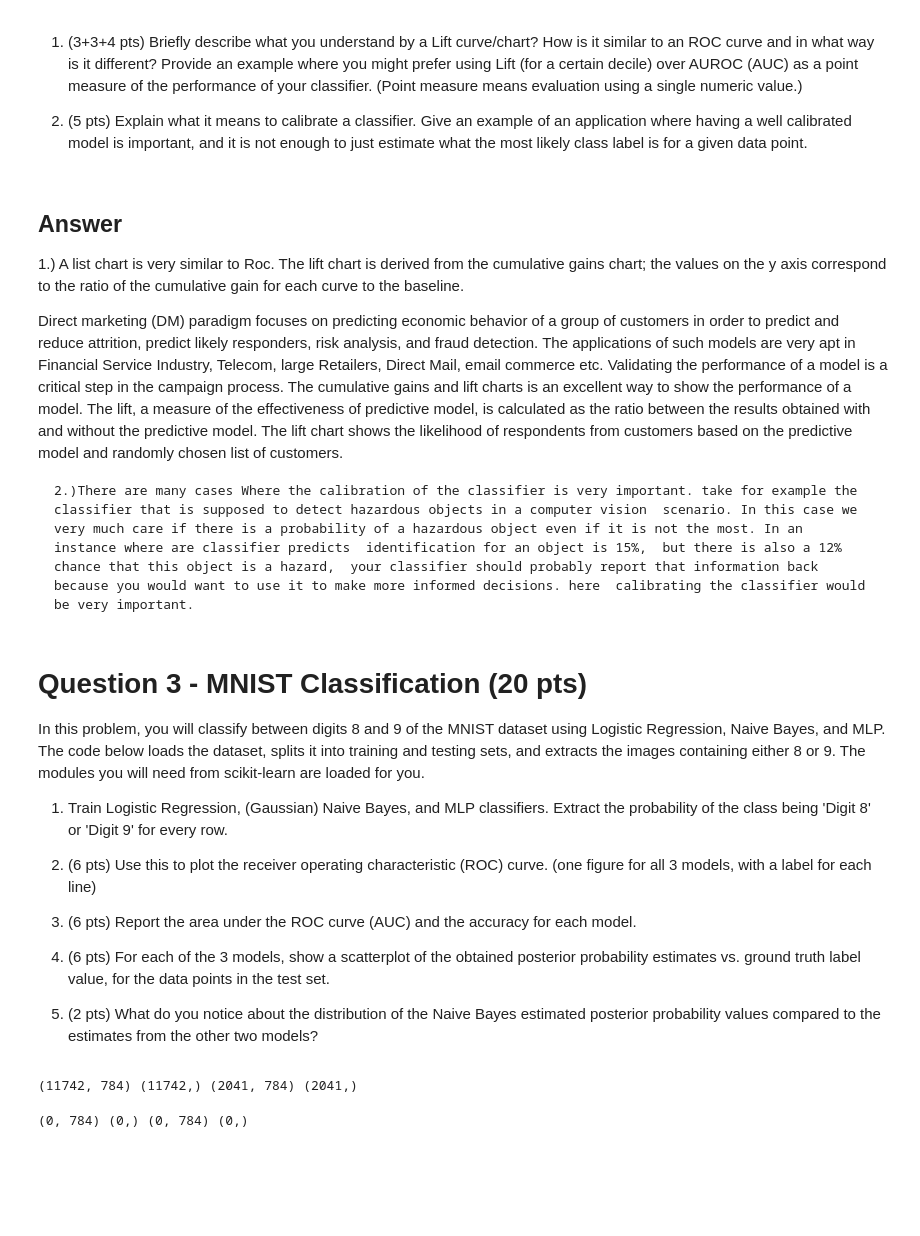
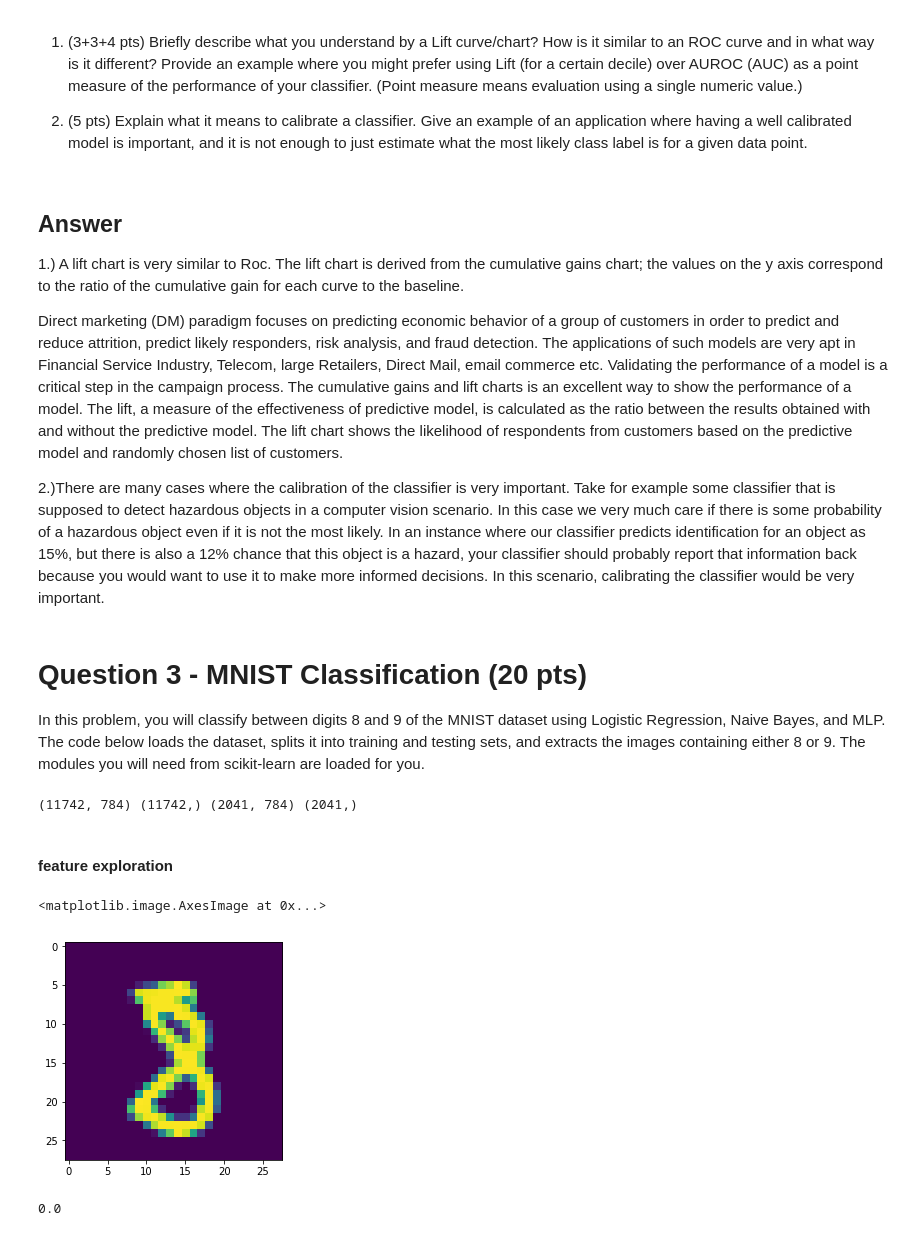
Before and after one commit to jsigee87/data_science_principles, a Jupyter notebook: hw4/HW4.ipynb, the cells around one changed output. Cells and saved outputs as stored; diff of their text form; code cells hidden in the pictures; blank space fills up the shorter version.

```diff
--- a/hw4/HW4.ipynb
+++ b/hw4/HW4.ipynb
@@ -96,7 +105,7 @@ Given the above graph, it is *cheaper* to call it class 1 when $ p(C_{i}|x) > 0.
 # %% [markdown]
 ## Answer
 
-1.) A list chart is very similar to Roc. The lift chart is derived from the cumulative gains chart; the values on the y axis correspond to the ratio of the cumulative gain for each curve to the baseline.
+1.) A lift chart is very similar to Roc. The lift chart is derived from the cumulative gains chart; the values on the y axis correspond to the ratio of the cumulative gain for each curve to the baseline.
 
 Direct marketing (DM) paradigm focuses on predicting economic behavior of a group of customers in order to
 predict and reduce attrition, predict likely responders, risk analysis, and fraud detection. The applications of such
@@ -108,21 +117,11 @@ predictive model. The lift chart shows the likelihood of respondents from custom
 and randomly chosen list of customers.
 
 
-    2.)There are many cases Where the calibration of the classifier is very important. take for example the classifier that is supposed to detect hazardous objects in a computer vision  scenario. In this case we very much care if there is a probability of a hazardous object even if it is not the most. In an instance where are classifier predicts  identification for an object is 15%,  but there is also a 12% chance that this object is a hazard,  your classifier should probably report that information back because you would want to use it to make more informed decisions. here  calibrating the classifier would be very important.
+2.)There are many cases where the calibration of the classifier is very important. Take for example some classifier that is supposed to detect hazardous objects in a computer vision scenario. In this case we very much care if there is some probability of a hazardous object even if it is not the most likely. In an instance where our classifier predicts  identification for an object as 15%,  but there is also a 12% chance that this object is a hazard,  your classifier should probably report that information back because you would want to use it to make more informed decisions. In this scenario, calibrating the classifier would be very important.
 # %% [markdown]
 # Question 3 - MNIST Classification (20 pts)
 
 In this problem, you will classify between digits 8 and 9 of the MNIST dataset using Logistic Regression, Naive Bayes, and MLP. The code below loads the dataset, splits it into training and testing sets, and extracts the images containing either 8 or 9. The modules you will need from scikit-learn are loaded for you.
-
-1. Train Logistic Regression, (Gaussian) Naive Bayes, and MLP classifiers. Extract the probability of the class being 'Digit 8' or 'Digit 9' for every row.
-
-2. (6 pts) Use this to plot the receiver operating characteristic (ROC) curve. (one figure for all 3 models, with a label for each line)
-
-3. (6 pts) Report the area under the ROC curve (AUC) and the accuracy for each model.
-
-4. (6 pts)  For each of the 3 models, show a scatterplot of the obtained posterior probability estimates  vs. ground truth label value, for the data points in the test set.
-
-5. (2 pts) What do you notice about the distribution of the Naive Bayes estimated posterior probability values compared to the estimates from the other two models?
 # %%
 # Alternatively, if you have trouble running fetch_mldata(), you can run this cell to get X_train, y_train, X_test, and y_test
 # I.e., run this cell OR the above 3 to continue with answering this problem.
@@ -149,18 +148,14 @@ y_test = data1['y_test']
 print(X_train.shape, y_train.shape, X_test.shape, y_test.shape)
 # %% [output]
 (11742, 784) (11742,) (2041, 784) (2041,)
-# %%
-digits = [8, 9]
-idx = (y_train == digits[0]) + (y_train==digits[1])
-X_train = X_train[idx]
-y_train = y_train[idx]
-y_train = (y_train-digits[0])
-
-idx = (y_test == digits[0]) + (y_test==digits[1])
-X_test = X_test[idx]
-y_test = y_test[idx]
-y_test = (y_test-digits[0])
-
-print(X_train.shape, y_train.shape, X_test.shape, y_test.shape)
-# %% [output]
-(0, 784) (0,) (0, 784) (0,)
+# %% [markdown]
+#### feature exploration
+# %%
+plt.imshow((X_train[3600]).reshape(28,28))
+# %% [output]
+<matplotlib.image.AxesImage at 0x...>
+[figure, added]
+# %%
+y_train[3600]
+# %% [output]
+0.0
```
Also changed, not shown: parts of 25 cells of this notebook.
